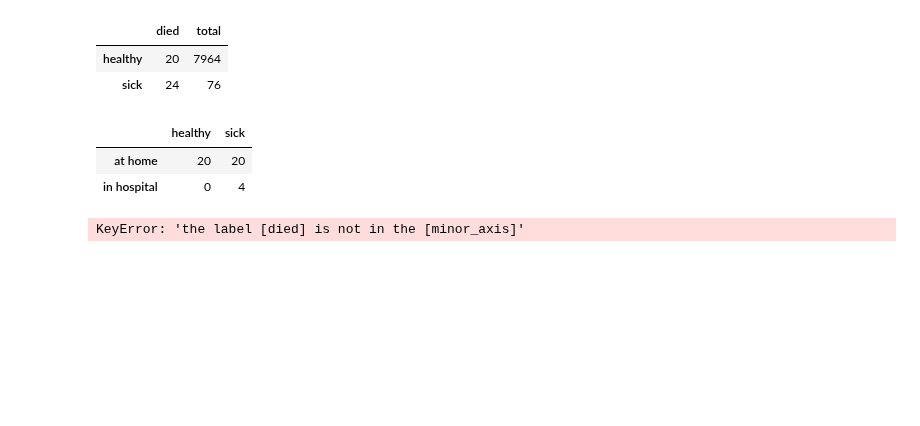
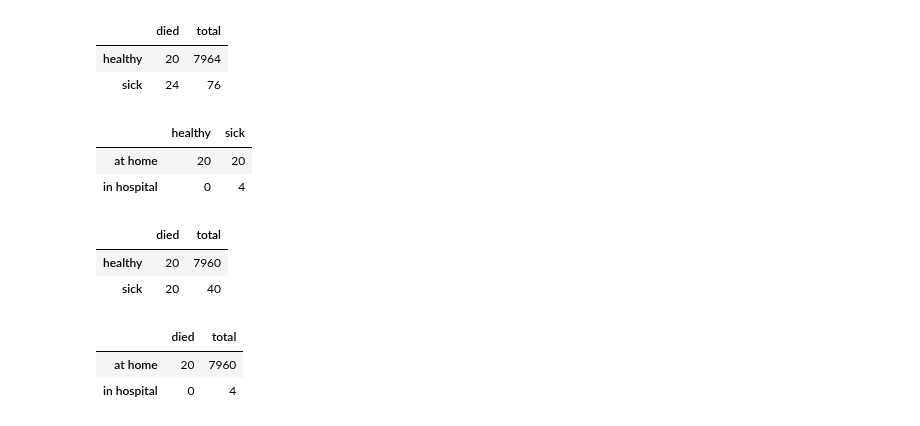
Before and after one commit to theredpea/udacity_notes, a Jupyter notebook: st101__2_Probability__12_Correlation_vs_Causation.ipynb, the cells around one changed output. Cells and saved outputs as stored; diff of their text form; code cells hidden in the pictures; blank space fills up the shorter version.

Commit message:
Describing the various properties of a panel and the order of indexing

```diff
--- a/st101__2_Probability__12_Correlation_vs_Causation.ipynb
+++ b/st101__2_Probability__12_Correlation_vs_Causation.ipynb
@@ -354,7 +363,17 @@ sick_healthy_panel_f['died',:,:]
 |  | healthy | sick |
 | at home | 20 | 20 |
 | in hospital | 0 | 4 |
+# %%
+
+sick_healthy_panel_f[:,'at home',:]
+# %% [output]
+|  | died | total |
+| healthy | 20 | 7960 |
+| sick | 20 | 40 |
 # %%
- sick_healthy_panel_f.loc[:,:,'died']
+
+sick_healthy_panel_f[:,:,'healthy']
 # %% [output]
-KeyError: 'the label [died] is not in the [minor_axis]'
+|  | died | total |
+| at home | 20 | 7960 |
+| in hospital | 0 | 4 |
```
Also changed, not shown: parts of 8 cells of this notebook.
